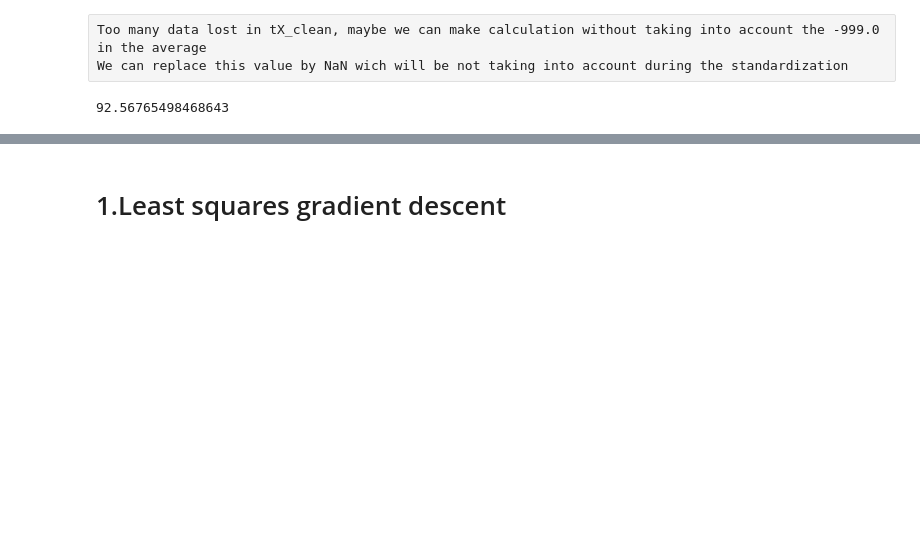
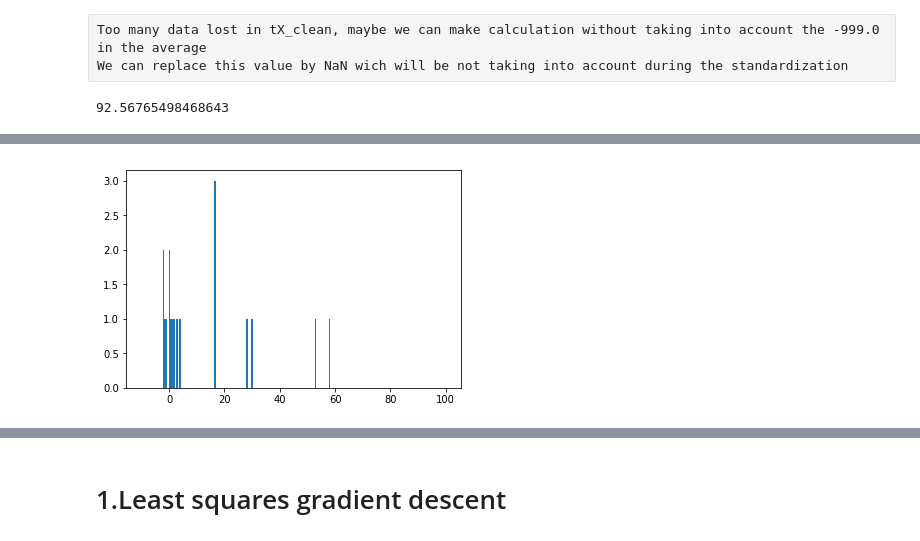
Before and after one commit to LanctuitEmma/ML_Project1, a Jupyter notebook: scripts/project1.ipynb, the cells around one changed output, grey strips where cells are left out. Cells and saved outputs as stored; diff of their text form; code cells hidden in the pictures; blank space fills up the shorter version.

```diff
--- a/scripts/project1.ipynb
+++ b/scripts/project1.ipynb
@@ -51,0 +75,6 @@ for row in range(0,tX_nan.shape[0]):
+# %%
+#plt.plot(tX[4])
+plt.hist(tX_ns[4], range = (-10,100), bins =200)
+plt.show()
+# %% [output]
+[figure, added]
```
Also changed, not shown: parts of 9 cells of this notebook, 1 other file.
